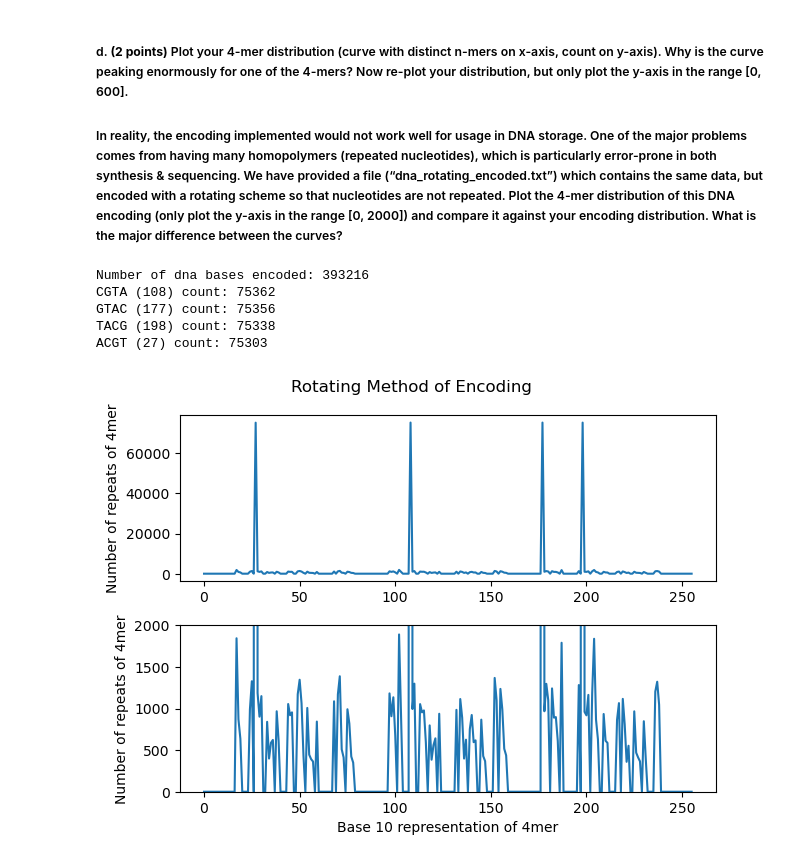
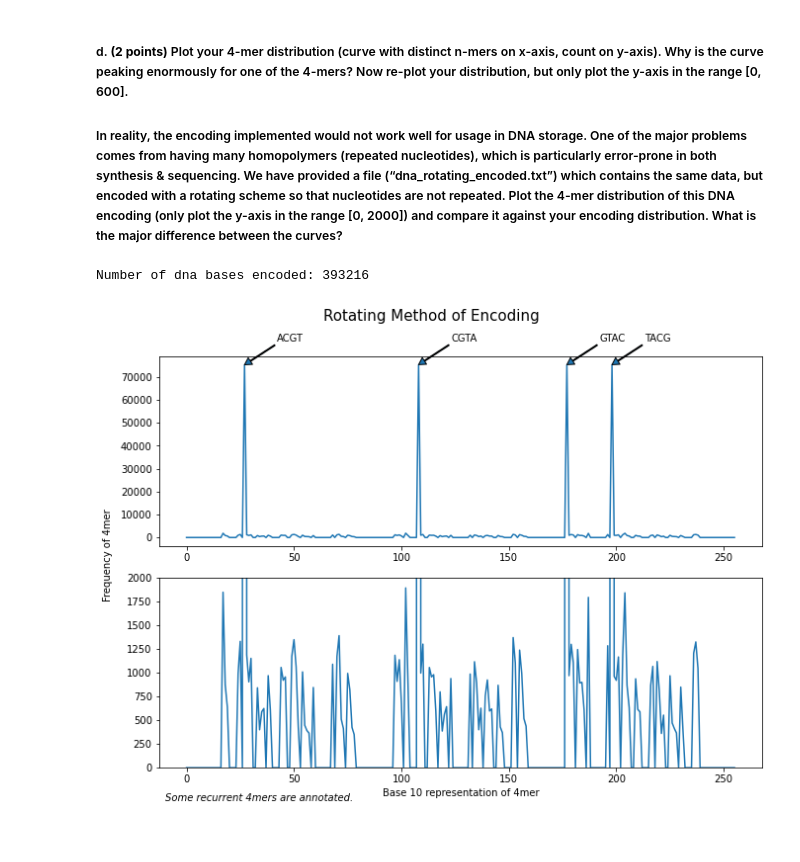
Before and after one commit to istari79/synbio_aut22, a Jupyter notebook: HW1.ipynb, the cells around one changed output. Cells and saved outputs as stored; diff of their text form; code cells hidden in the pictures.

Commit message:
Graph Changes`
Both graph are now better. The spikes at certain 4mers are now labeled, and the actual size of them is larger.

```diff
--- a/HW1.ipynb
+++ b/HW1.ipynb
@@ -456,44 +458,53 @@ AGAG count: 283
 # Here we are reading a textfile that contains a more high-tech DNA encoding of the same bit stream.
 #
 f = open('dna_rotating_encoded.txt', 'r')
 dna = f.readline()[:-1]
 f.close()
 
 print('Number of dna bases encoded: ' + str(len(dna)))
 
 mer4_counts = get_4mer_counts(dna)
 
 
 ###
 #
 # Also Problem 3.d
 # Write code using the graph package matplotlib to plot a curve
 # of the above 4-mer distribution (the 4-mers on the x-axis and the corresponding 4-mer counts on the y-axis).
 #
 ###
 
-fig, axs = plt.subplots(nrows=2, ncols=1)
+fig, axs = plt.subplots(nrows=2, ncols=1, figsize=(9.6,7.2))
 axs[0].plot(mer4_counts)
-fig.suptitle("Rotating Method of Encoding")
-axs[0].set_ylabel("Frequency of 4mer")
+fig.suptitle("Rotating Method of Encoding", size=15)
 
 axs[1].plot(mer4_counts)
 axs[1].set_xlabel("Base 10 representation of 4mer")
 axs[1].set(ylim=(0,2000))
-axs[1].set_ylabel("Frequency of 4mer")
+fig.supylabel("Frequency of 4mer", size=10)
+axs[1].text(x=-10, y=-350, s="Some recurrent 4mers are annotated.", fontstyle='italic')
+
+
+def add_annotation(mer4, ax, mer4counts):
+    index = dna_to_base_10(mer4)
+    ax.annotate(mer4, xy=(index, mer4_counts[index]), size = 10, xytext=(index+15, \
+                mer4_counts[index] + 10000), arrowprops=dict(headwidth=8, width=1, headlength=7))
+
+add_annotation("ACGT", axs[0], mer4_counts)
+add_annotation("CGTA", axs[0], mer4_counts)
+add_annotation("GTAC", axs[0], mer4_counts)
+add_annotation("TACG", axs[0], mer4_counts)
+
 fig.tight_layout()
 
 def print_stuff(mer4_name, counts):
-    print(mer4_name + " (" + str(dna_to_base_10(mer4_name)) + ") count: " + str(get_count_of_4mer(mer4_name, mer4_counts)))
+    print(mer4_name + " (" + str(dna_to_base_10(mer4_name)) + \
+          ") count: " + str(get_count_of_4mer(mer4_name, mer4_counts)))
 
-print_stuff("CGTA", mer4_counts)
-print_stuff("GTAC", mer4_counts)
-print_stuff("TACG", mer4_counts)
-print_stuff("ACGT", mer4_counts)
+# print_stuff("CGTA", mer4_counts)
+# print_stuff("GTAC", mer4_counts)
+# print_stuff("TACG", mer4_counts)
+# print_stuff("ACGT", mer4_counts)
 # %% [output]
 Number of dna bases encoded: 393216
-CGTA (108) count: 75362
-GTAC (177) count: 75356
-TACG (198) count: 75338
-ACGT (27) count: 75303
-[figure, old version]
+[figure, new version]
```
Also changed, not shown: parts of 1 cell of this notebook.
